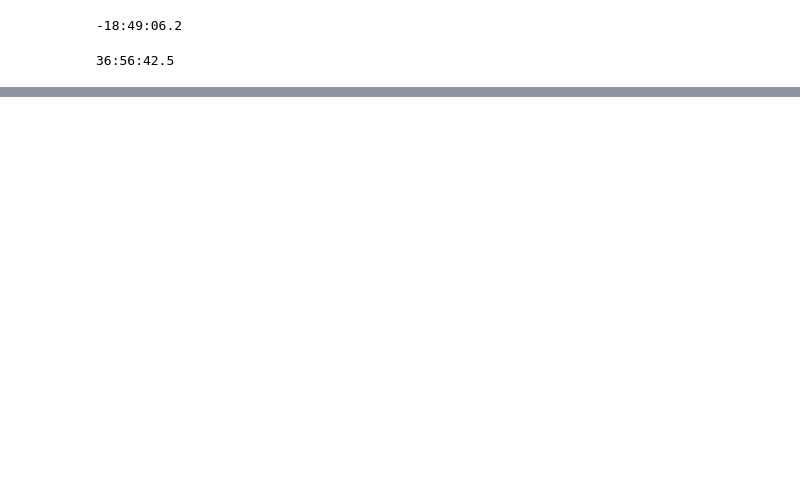
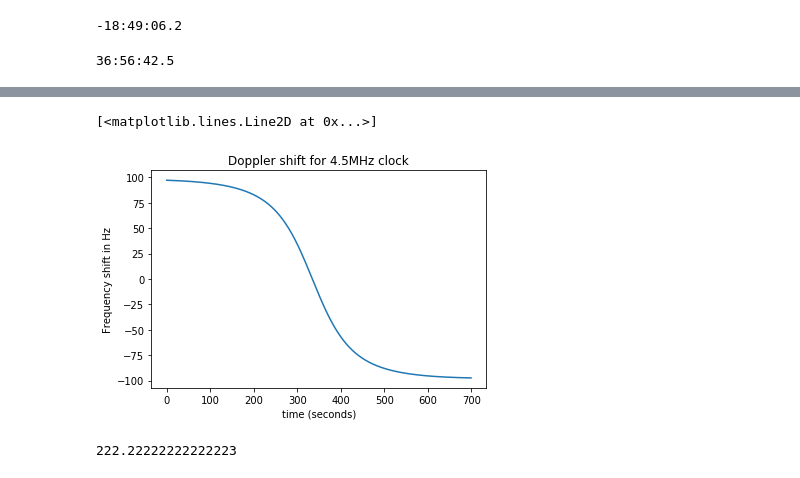
Before and after one commit to tanvirulz/clockSyncLEO, a Jupyter notebook: DopplerShiftLEO.ipynb, the cells around one changed output, grey strips where cells are left out. Drawn from its saved outputs; the diff is of its cells as text; code cells hidden in the pictures; blank space fills up the shorter version.

Commit message:
started the event level simulation developments

```diff
--- a/DopplerShiftLEO.ipynb
+++ b/DopplerShiftLEO.ipynb
@@ -171,0 +167,22 @@ plt.show()
+# %%
+df45_list = []
+#nt_list = [(x - start_time)*24*60*60 for x in t_list]
+for dv in v_list:
+    df = -(dv /ephem.c) * f45
+    df45_list.append(df)
+
+plt.plot(nt_list,df45_list, label="4.5MHz")
+# %% [output]
+[<matplotlib.lines.Line2D at 0x...>]
+# %%
+plt.title('Doppler shift for 4.5MHz clock')
+plt.xlabel("time (seconds)")
+plt.ylabel('Frequency shift in Hz')
+plt.savefig("DopplerShift45.png")
+plt.show()
+# %% [output]
+[figure, added]
+# %%
+1e9 / 4.5e6
+# %% [output]
+222.22222222222223
```
Also changed, not shown: parts of 11 cells of this notebook, 5 other files.
